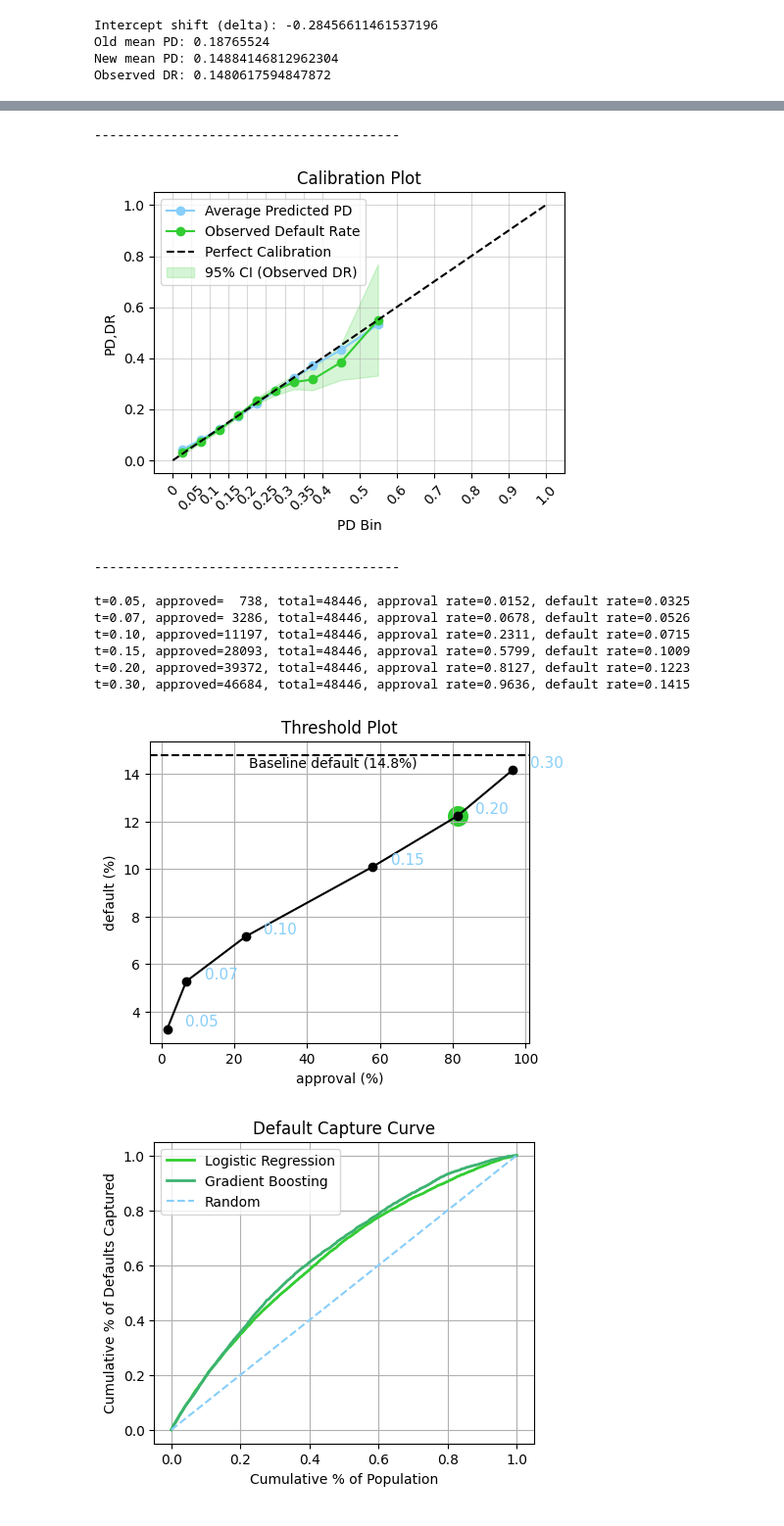
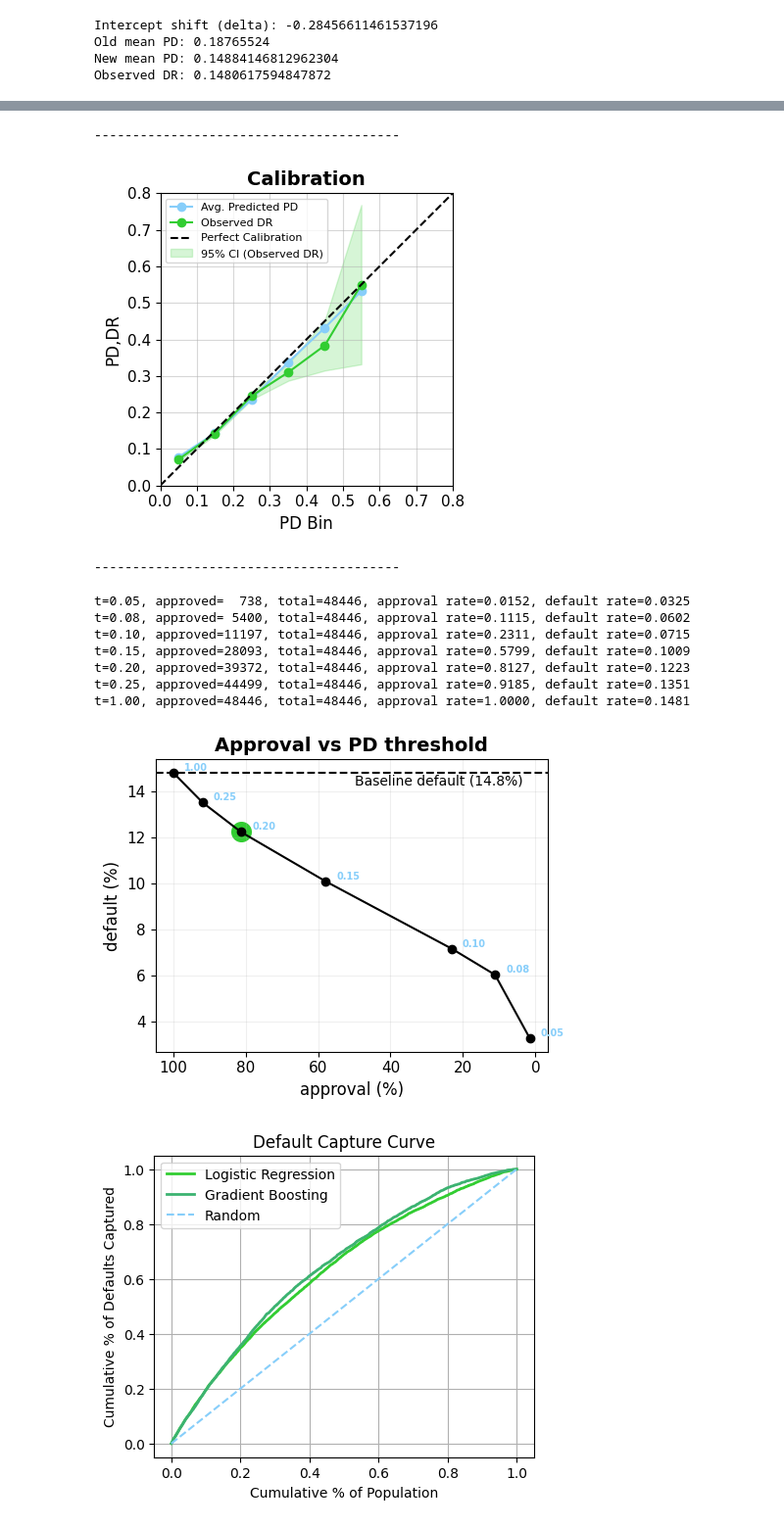
Before and after one commit to kostis2019/CREDIT-RISK-FRAMEWORK, a Jupyter notebook: notebooks/01_PD_experimenting.ipynb, the cells around one changed output, grey strips where cells are left out. Shown at 98% size. Cells and saved outputs as stored; diff of their text form; code cells hidden in the pictures.

Commit message:
plot refinements, text corrections, framework summary

```diff
--- a/notebooks/01_PD_experimenting.ipynb
+++ b/notebooks/01_PD_experimenting.ipynb
@@ -709,6 +700,11 @@ Observed DR: 0.1480617594847872
 # %%
 # CALIBRATION TABLE AND PLOT
 
-my_calibration(y_test, y_pred_test_calibrated, dataset_name="")
+my_calibration(y_test,
+               y_pred_test_calibrated,
+               dataset_name="",
+               show_cal_table=True,
+               plot_title="Calibration",
+               bins = [0, 0.10, 0.20, 0.30, 0.4, 0.5, 0.6, 0.7, 0.8])
 # %% [output]
 | prob_bin | Count | Defaults | Avg_PD | Observed_Default_Rate | CI_std | CI_lower | CI_upper | Share_of_Portfolio |
@@ -729,19 +719,20 @@ my_calibration(y_test, y_pred_test_calibrated, dataset_name="")
 ----------------------------------------
-[figure, old version]
+[figure, new version]
 ----------------------------------------
 # %%
 # PD THRESHOLD INVESTIGATION
 
-thresholds = [0.05,0.07,0.10,0.15,0.20,0.30]
-show_approval_vs_default_on_thresholds(y_test, y_pred_test_calibrated, thresholds)
+thresholds = [0.05,0.08,0.10,0.15,0.20,0.25,1.00]
+approval = show_approval_vs_default_on_thresholds(y_test, y_pred_test_calibrated, thresholds, title="Approval vs PD threshold", invert=True)
 # %% [output]
 t=0.05, approved=  738, total=48446, approval rate=0.0152, default rate=0.0325
-t=0.07, approved= 3286, total=48446, approval rate=0.0678, default rate=0.0526
+t=0.08, approved= 5400, total=48446, approval rate=0.1115, default rate=0.0602
 t=0.10, approved=11197, total=48446, approval rate=0.2311, default rate=0.0715
 t=0.15, approved=28093, total=48446, approval rate=0.5799, default rate=0.1009
 t=0.20, approved=39372, total=48446, approval rate=0.8127, default rate=0.1223
-t=0.30, approved=46684, total=48446, approval rate=0.9636, default rate=0.1415
+t=0.25, approved=44499, total=48446, approval rate=0.9185, default rate=0.1351
+t=1.00, approved=48446, total=48446, approval rate=1.0000, default rate=0.1481
-[figure, old version]
+[figure, new version]
 # %%
 # DEFAULT CAPTURE CURVE
 
```
Also changed, not shown: parts of 4 cells of this notebook, 5 other files.
